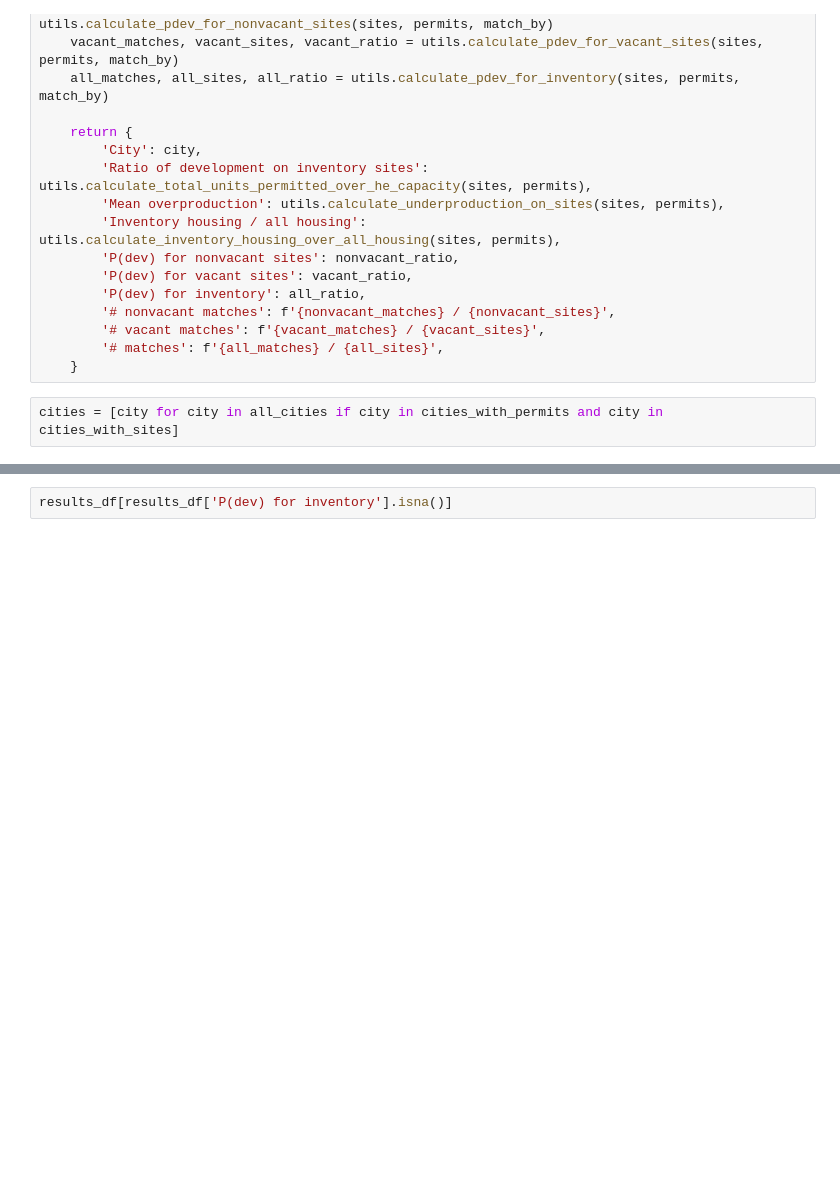
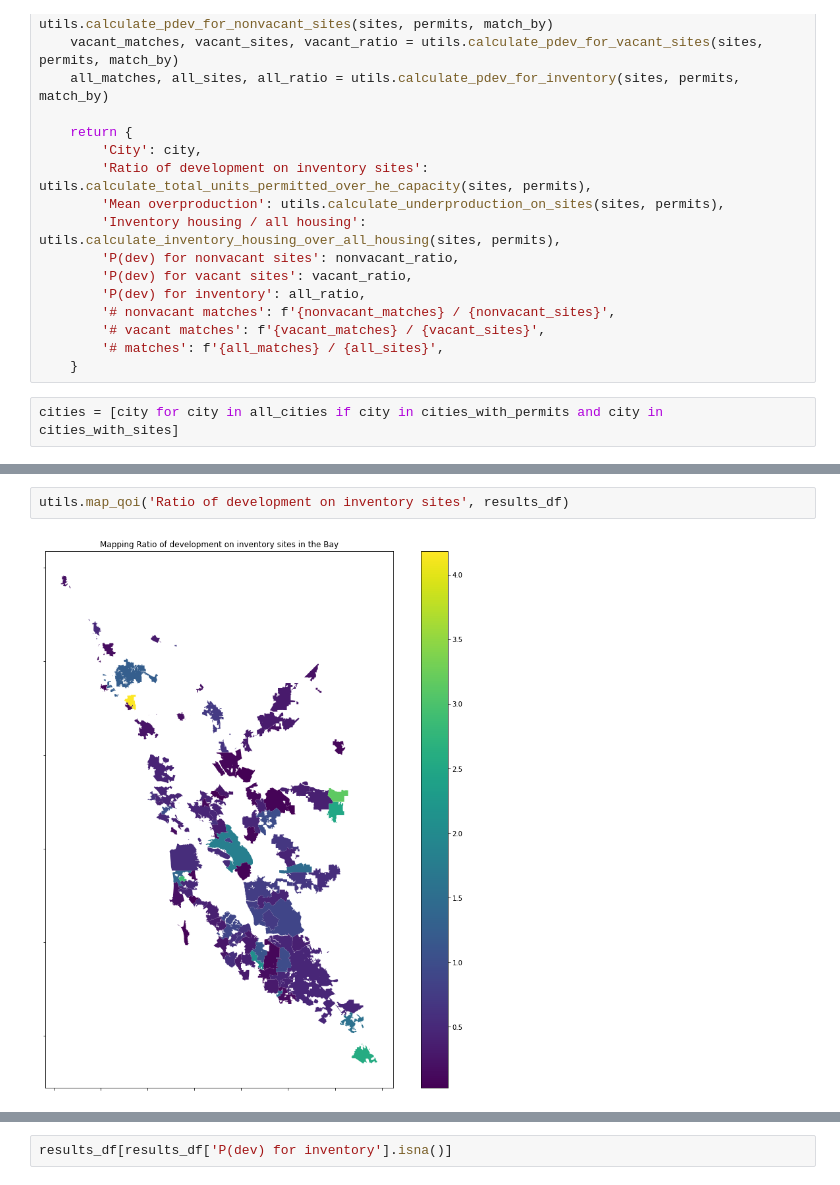
Before and after one commit to YIMBYdata/housing-elements, a Jupyter notebook: Final results.ipynb, the cells around one changed output, grey strips where cells are left out. Cells and saved outputs as stored; diff of their text form; blank space fills up the shorter version.

```diff
--- a/Final results.ipynb
+++ b/Final results.ipynb
@@ -264,0 +286,4 @@ results_df[results_df['P(dev) for inventory'] == 0].City.values
+# %%
+utils.map_qoi('Ratio of development on inventory sites', results_df)
+# %% [output]
+[figure, added]
```
Also changed, not shown: parts of 11 cells of this notebook, 9 other files.
